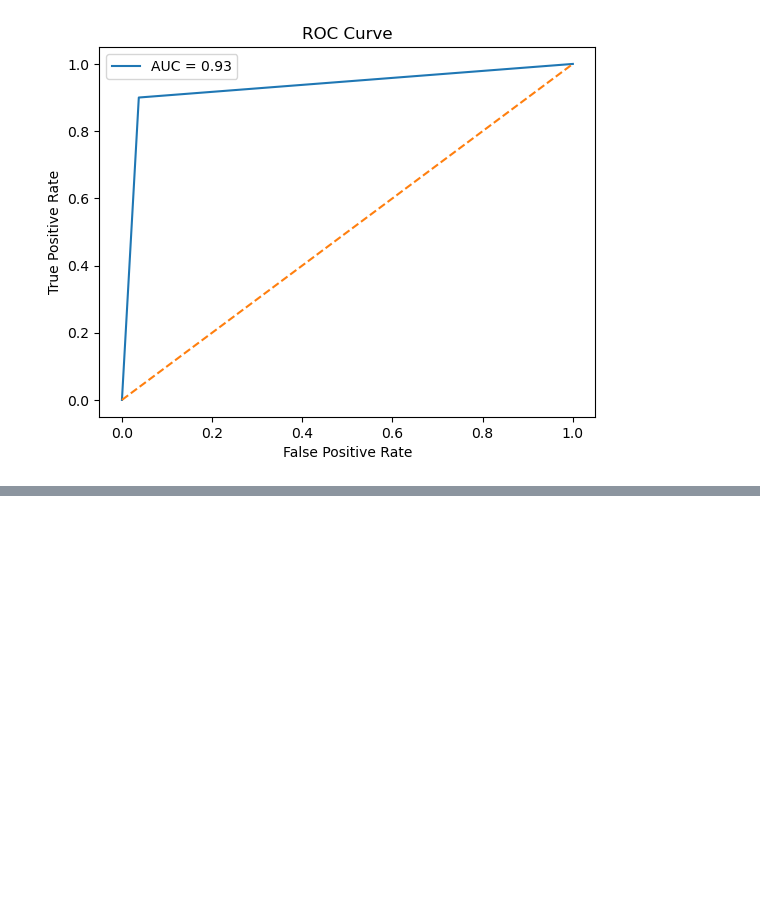
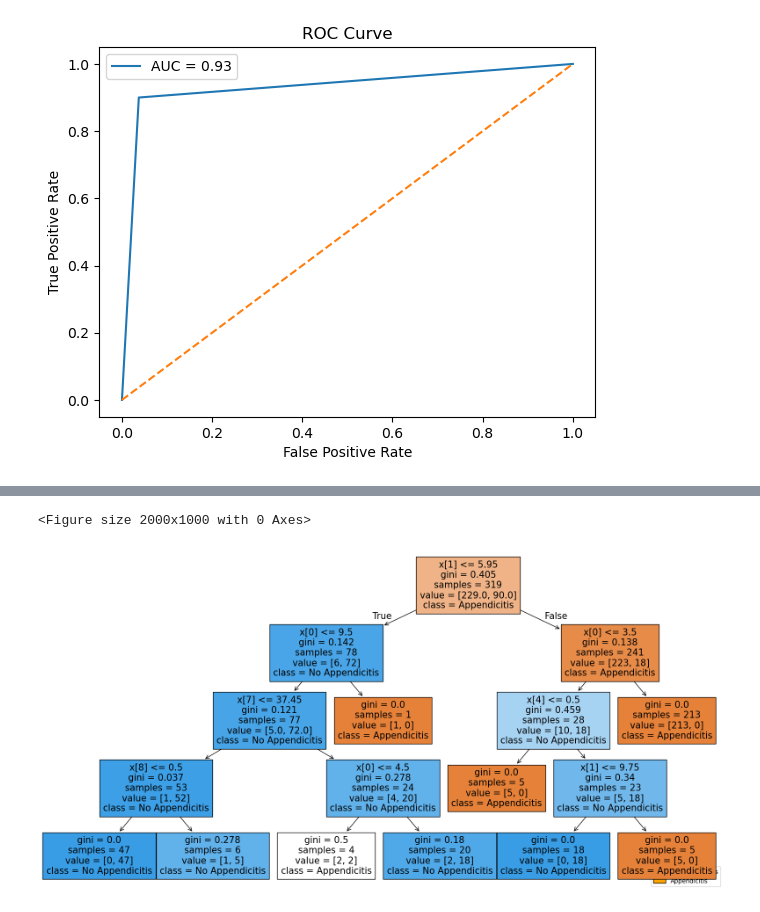
Before and after one commit to danieldema/appendicitis_analysis, a Jupyter notebook: app_decisiontree.ipynb, the cells around one changed output, grey strips where cells are left out. Saved outputs shown, nothing was run; the diff lists cells and outputs as text; code cells hidden in the pictures; blank space fills up the shorter version.

Commit message:
used CV to improve accuracy in decision tree

```diff
--- a/app_decisiontree.ipynb
+++ b/app_decisiontree.ipynb
@@ -133,0 +140,4 @@ plt.show()
+# %%
+gs = GridSearchCV(DecisionTreeClassifier(random_state = 0), param_grid = {'max_depth' : range(2, 21)}, scoring = 'r2')
+# %%
+gs.fit(train_x, train_y)
@@ -133,0 +147,4 @@ plt.show()
+# %%
+model2 = DecisionTreeClassifier(random_state = 0, max_depth = 4)
+# %%
+model2.fit(train_x, train_y)
@@ -133,0 +170,11 @@ plt.show()
+# %%
+leg = [Patch(facecolor = 'lightblue', edgecolor = 'black', label = 'No Appendicitis'), Patch(facecolor = 'orange', edgecolor = 'black', label = 'Appendicitis')]
+
+plt.figure(figsize = (20, 10))
+fig, ax = plt.subplots(figsize=(20,10))
+plot_tree(model2, filled = True, ax = ax, class_names=["Appendicitis", "No Appendicitis"])
+ax.legend(handles = leg, loc = 'lower right')
+plt.show()
+# %% [output]
+<Figure size 2000x1000 with 0 Axes>
+[figure, added]
```
Also changed, not shown: parts of 8 cells of this notebook, 1 other file.
